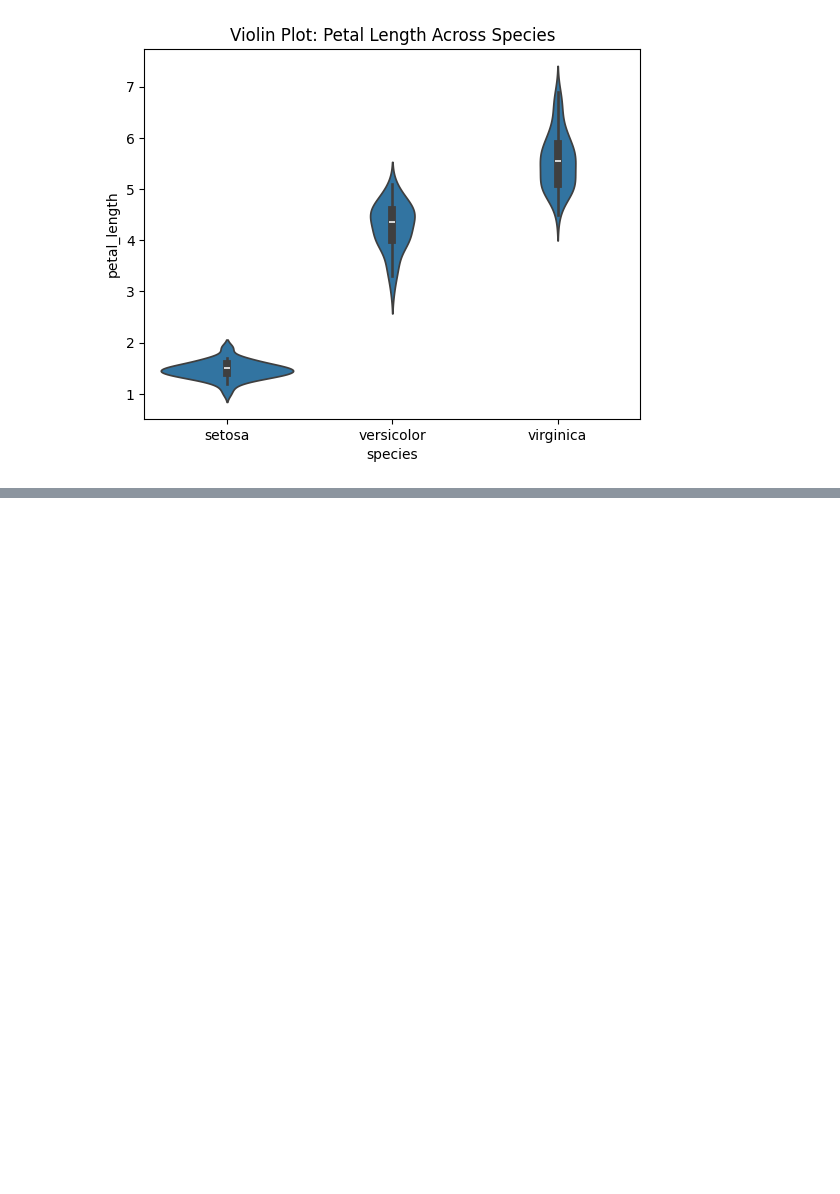
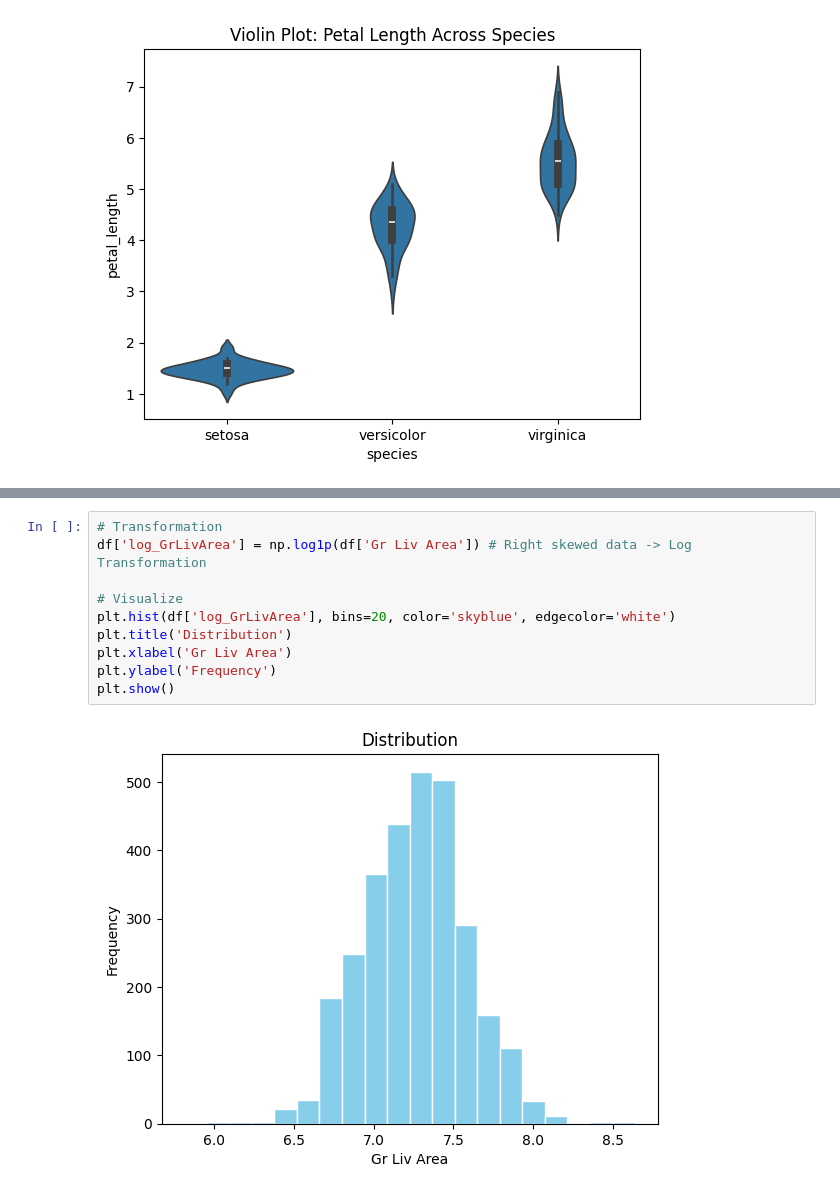
Before and after one commit to SAISANJAYR/Sai-s_IQube_Practice_Tasks, a Jupyter notebook: Sai's_IQube_Practice_Notebook.ipynb, the cells around one changed output, grey strips where cells are left out. Saved outputs shown, nothing was run; the diff lists cells and outputs as text; blank space fills up the shorter version.

```diff
--- a/Sai's_IQube_Practice_Notebook.ipynb
+++ b/Sai's_IQube_Practice_Notebook.ipynb
@@ -389,0 +449,12 @@ Text(0.5, 1.0, 'Violin Plot: Petal Length Across Species')
+# %%
+# Transformation
+df['log_GrLivArea'] = np.log1p(df['Gr Liv Area']) # Right skewed data -> Log Transformation
+
+# Visualize
+plt.hist(df['log_GrLivArea'], bins=20, color='skyblue', edgecolor='white')
+plt.title('Distribution')
+plt.xlabel('Gr Liv Area')
+plt.ylabel('Frequency')
+plt.show()
+# %% [output]
+[figure, added]
```
Also changed, not shown: parts of 5 cells of this notebook.
